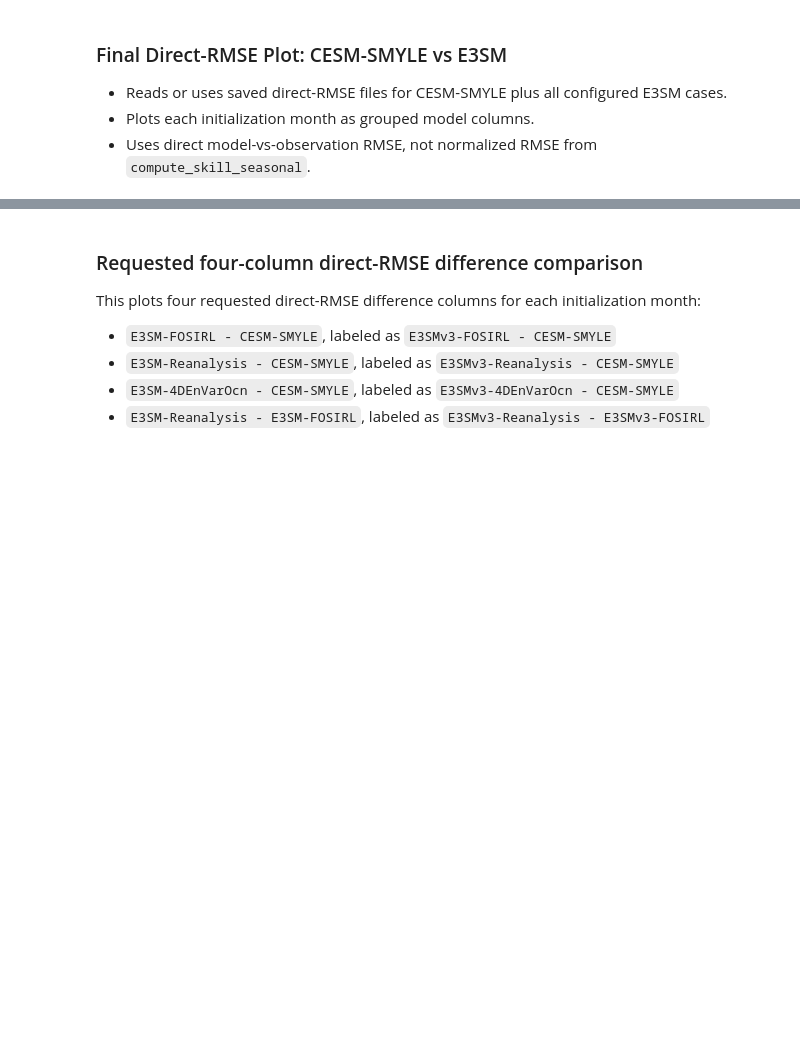
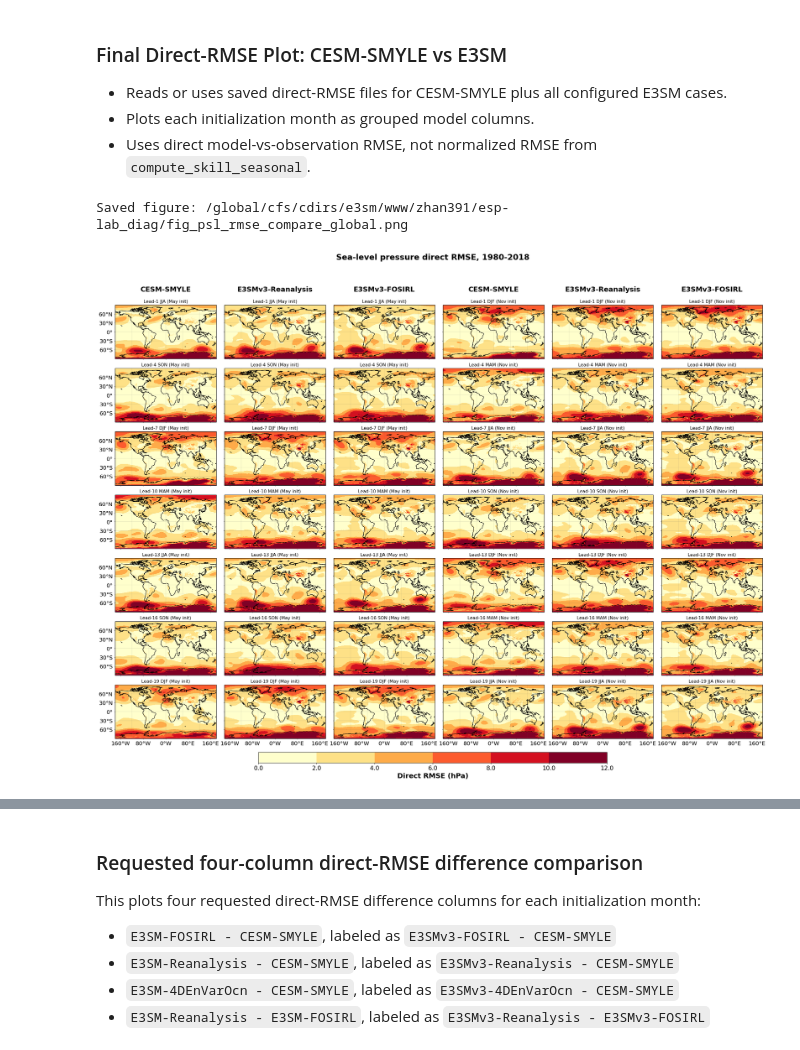
Before and after one commit to zhangshixuan1987/ESP-Lab, a Jupyter notebook: jupyter/3_refactor_leadtime_rmse_compare.ipynb, the cells around one changed output, grey strips where cells are left out. Saved outputs shown, nothing was run; the diff lists cells and outputs as text; code cells hidden in the pictures; blank space fills up the shorter version.

```diff
--- a/jupyter/3_refactor_leadtime_rmse_compare.ipynb
+++ b/jupyter/3_refactor_leadtime_rmse_compare.ipynb
@@ -830,8 +1051,16 @@ for init_month in init_months:
 %%time
 # Helper functions for direct RMSE.
 
-DIRECT_RMSE_OUTDIR = str(Path("/global/cfs/cdirs/e3sm/S2S2D/s2d_diag") / "leadtime_acc" / "comparison" / "direct_rmse" / field)
-os.makedirs(DIRECT_RMSE_OUTDIR, exist_ok=True)
+DIRECT_RMSE_OUTDIRS = {
+    model: str(root / field)
+    for model, root in DIRECT_RMSE_ROOTS.items()
+}
+BOOT_RMSE_OUTDIRS = {
+    model: os.path.join(output_dir, "bootstrap_rmse_diff")
+    for model, output_dir in DIRECT_RMSE_OUTDIRS.items()
+}
+for output_dir in DIRECT_RMSE_OUTDIRS.values():
+    os.makedirs(output_dir, exist_ok=True)
 
 # Native rolling-window coordinates from mon_to_seas_dask are 3, 6, ..., 24.
 # L=3 verifies two months after initialization; figure Lead-1 means months 1-3.
@@ -1025,11 +1312,11 @@ for case_key in E3SM_CASES:
 
         direct_rmse_diff_by_case_month[case_key][init_month] = ds_diff
 
-        year_tag = "-".join(str(y) for y in SMYLE_MATCHED_YEARS_BY_MONTH[init_month])
+        year_tag = compact_year_tag(SMYLE_MATCHED_YEARS_BY_MONTH[init_month])
         safe_case = safe_model_name(case_key)
 
         out_nc = os.path.join(
-            DIRECT_RMSE_OUTDIR,
+            DIRECT_RMSE_OUTDIRS[case_key],
             f"{safe_case}_minus_CESM-SMYLE_{field}_direct_rmse_diff_init{init_month:02d}_years_{year_tag}.nc",
         )
 
@@ -1071,21 +1376,19 @@ from matplotlib.offsetbox import AnchoredText
 # ---------------------------------------------------------------------------
 # User-adjustable final-plot setup
 # ---------------------------------------------------------------------------
-rmse_dir = DIRECT_RMSE_OUTDIR
+rmse_dirs = DIRECT_RMSE_OUTDIRS
 
 metric = "Direct RMSE"
 metric_units = cfg.get("units", "")
 metric_label = f"{metric} ({metric_units})" if metric_units else metric
 
-model_order = ["CESM-SMYLE", "E3SM-FOSIRL", "E3SM-Reanalysis", "E3SM-4DEnVarOcn"]
+model_order = ["CESM-SMYLE"] + list(E3SM_CASES)
 model_display_name = {
     "CESM-SMYLE": "CESM-SMYLE",
-    "E3SM-FOSIRL": "E3SMv3-FOSIRL",
-    "E3SM-Reanalysis": "E3SMv3-Reanalysis",
-    "E3SM-4DEnVarOcn": "E3SMv3-4DEnVarOcn",
+    **{case_key: case_info["display_name"] for case_key, case_info in E3SM_CASES.items()},
 }
 
-map_plot_leads = DIRECT_RMSE_LEADS[:-1]
+map_plot_leads = None  # Determined from finite saved diagnostics below.
 season_names = ["DJF", "MAM", "JJA", "SON"]
 init_month_names = {
     1: "JAN", 2: "FEB", 3: "MAR", 4: "APR", 5: "MAY", 6: "JUN",
@@ -1168,18 +1471,32 @@ if "direct_rmse_by_model" not in globals():
     direct_rmse_by_model = {"CESM-SMYLE": {}, **{case_key: {} for case_key in E3SM_CASES}}
 
     for init_month in init_months:
-        year_tag = "-".join(str(y) for y in SMYLE_MATCHED_YEARS_BY_MONTH[init_month])
+        year_tag = compact_year_tag(SMYLE_MATCHED_YEARS_BY_MONTH[init_month])
         smyle_name = f"CESM-SMYLE_{field}_direct_rmse_init{init_month:02d}_years_{year_tag}.nc"
         direct_rmse_by_model["CESM-SMYLE"][init_month] = normalize_direct_rmse_leads(
-            xr.open_dataset(os.path.join(rmse_dir, smyle_name)).load()
+            xr.open_dataset(os.path.join(rmse_dirs["CESM-SMYLE"], smyle_name)).load()
         )
 
         for case_key in E3SM_CASES:
             safe_case = safe_model_name(case_key)
             e3sm_name = f"{safe_case}_{field}_direct_rmse_init{init_month:02d}_years_{year_tag}.nc"
             direct_rmse_by_model[case_key][init_month] = normalize_direct_rmse_leads(
-                xr.open_dataset(os.path.join(rmse_dir, e3sm_name)).load()
+                xr.open_dataset(os.path.join(rmse_dirs[case_key], e3sm_name)).load()
             )
+
+
+map_plot_leads = [
+    lead for lead in DIRECT_RMSE_LEADS
+    if all(
+        lead in direct_rmse_by_model[model][init_month].L.values
+        and bool(
+            direct_rmse_by_model[model][init_month]["rmse"]
+            .sel(L=lead).notnull().any()
+        )
+        for model in model_order
+        for init_month in init_months
+    )
+]
 
 
 def lead_label(init_month, lead):
@@ -1258,7 +1575,7 @@ plot_leads = [
 nrows = len(plot_leads)
 ncols = len(plot_months) * len(model_order)
 
-subtitle = f"{cfg['plot_name']} direct RMSE, limited starts"
+subtitle = f"{cfg['plot_name']} direct RMSE, {years}-{yeare}"
 trendstr = "direct_rmse"
 
 fig = plt.figure(figsize=(fig_col_width * ncols, fig_row_height * nrows))
@@ -1322,30 +1639,33 @@ for j, init_month in enumerate(plot_months):
             ha="center",
             va="bottom",
             fontsize=panel_title_size,
             fontweight=fweight,
         )
 
 cbar_ax = fig.add_axes(colorbar_axes)
 cbar = fig.colorbar(cntr, cax=cbar_ax, orientation=colorbar_orientation)
 cbar.set_ticks(colorbar_ticks)
 cbar.ax.xaxis.set_major_formatter(
     mticker.FormatStrFormatter(f"%.{colorbar_tick_decimals}f")
 )
 cbar.set_label(metric_label, fontsize=colorbar_label_size, fontweight=fweight)
 cbar.ax.tick_params(labelsize=colorbar_tick_size)
 
 figname = figure_filename(field, "rmse_compare_global", ext=figfmt)
 figpath = FIGURE_OUTDIR / figname
 mov.save_figure(
     fig, figpath,
     mode="",
     metric="rmse_compare",
     title=f"RMSE Comparison: {field}",
     caption="RMSE comparison across experiments",
     dpi=dpi,
 )
 print("Saved figure:", figpath)
 plt.show()
 
 # Backward-compatible alias for the optional CONUS plot below.
 skill_plot_by_model = rmse_plot_by_model
+# %% [output]
+Saved figure: /global/cfs/cdirs/e3sm/www/zhan391/esp-lab_diag/fig_psl_rmse_compare_global.png
+[figure, added]
```
Also changed, not shown: parts of 29 cells of this notebook, 33 other files.
